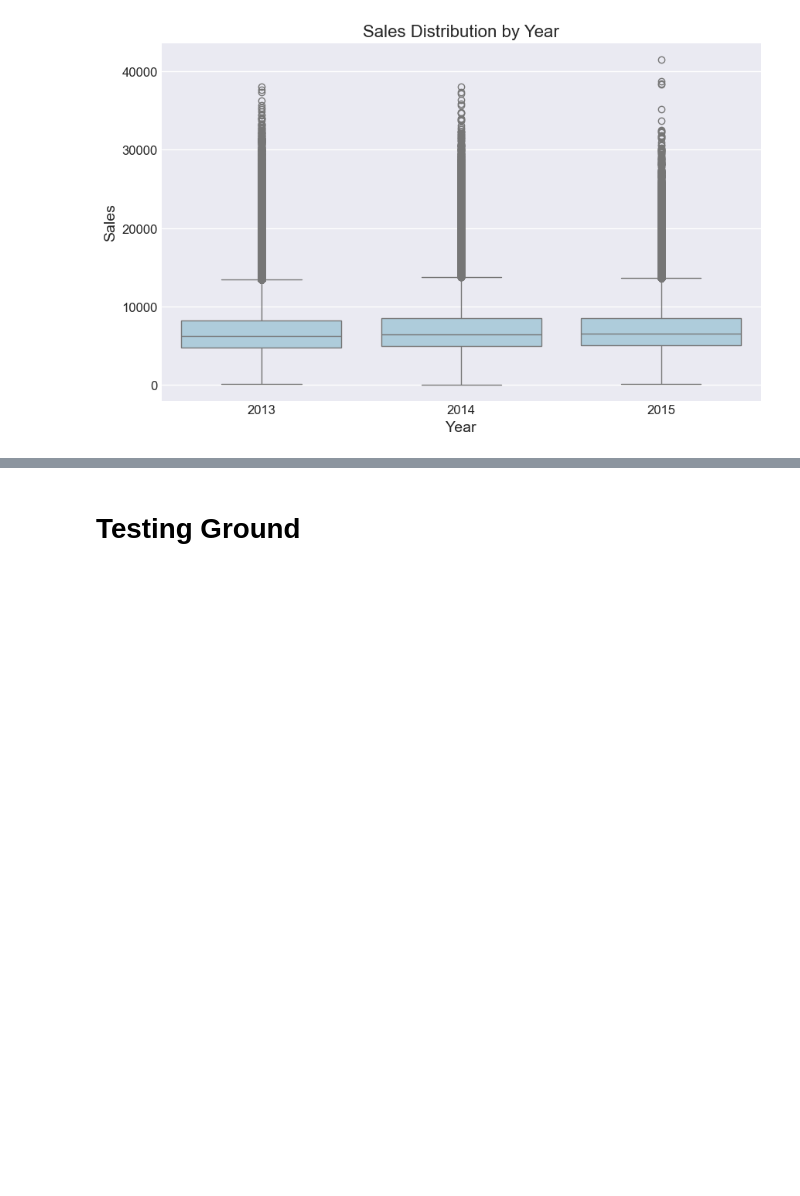
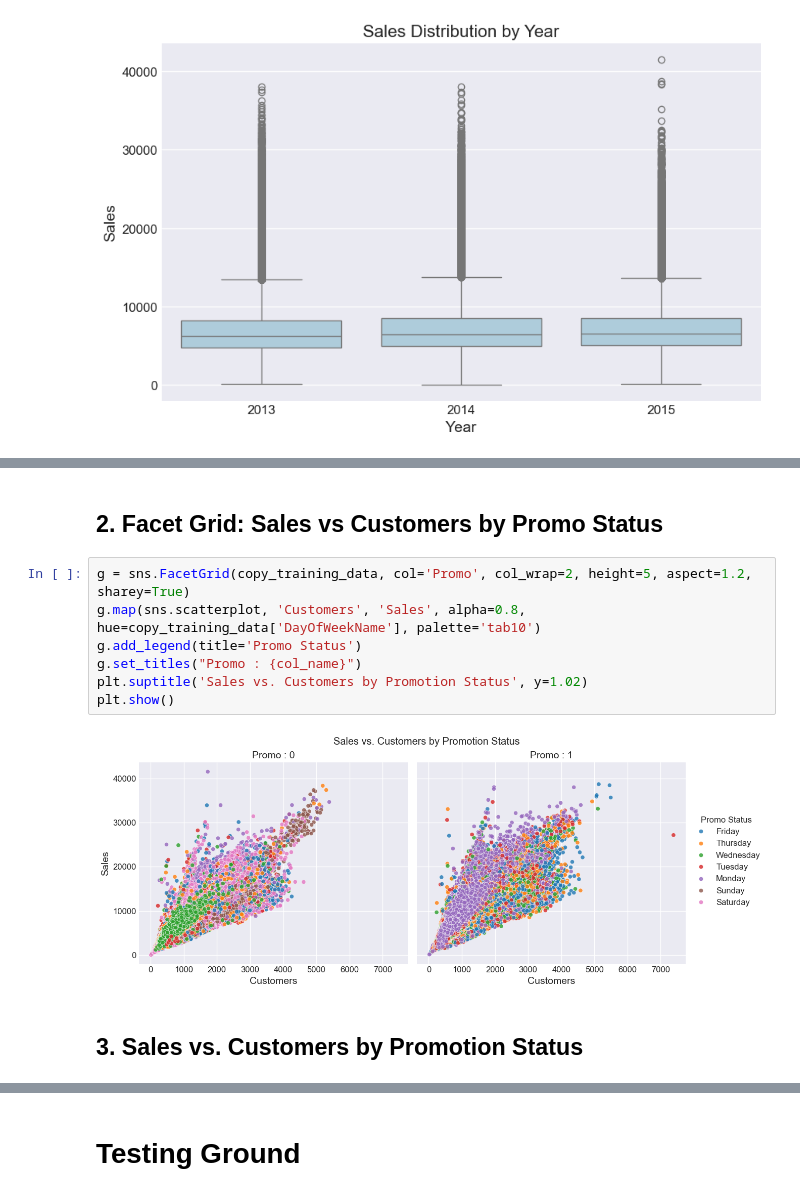
Before and after one commit to Zaid-N-Ansari/PG-Mini-Project, a Jupyter notebook: Regression/RossmannStoreSales.ipynb, the cells around one changed output, grey strips where cells are left out. Saved outputs shown, nothing was run; the diff lists cells and outputs as text; blank space fills up the shorter version.

```diff
--- a/Regression/RossmannStoreSales.ipynb
+++ b/Regression/RossmannStoreSales.ipynb
@@ -571,0 +583,15 @@ plt.show()
+# %% [markdown]
+
+## 2. Facet Grid: Sales vs Customers by Promo Status
+# %%
+g = sns.FacetGrid(copy_training_data, col='Promo', col_wrap=2, height=5, aspect=1.2, sharey=True)
+g.map(sns.scatterplot, 'Customers', 'Sales', alpha=0.8, hue=copy_training_data['DayOfWeekName'], palette='tab10')
+g.add_legend(title='Promo Status')
+g.set_titles("Promo : {col_name}")
+plt.suptitle('Sales vs. Customers by Promotion Status', y=1.02)
+plt.show()
+# %% [output]
+[figure, added]
+# %% [markdown]
+
+## 3. Sales vs. Customers by Promotion Status
```
Also changed, not shown: parts of 15 cells of this notebook.
